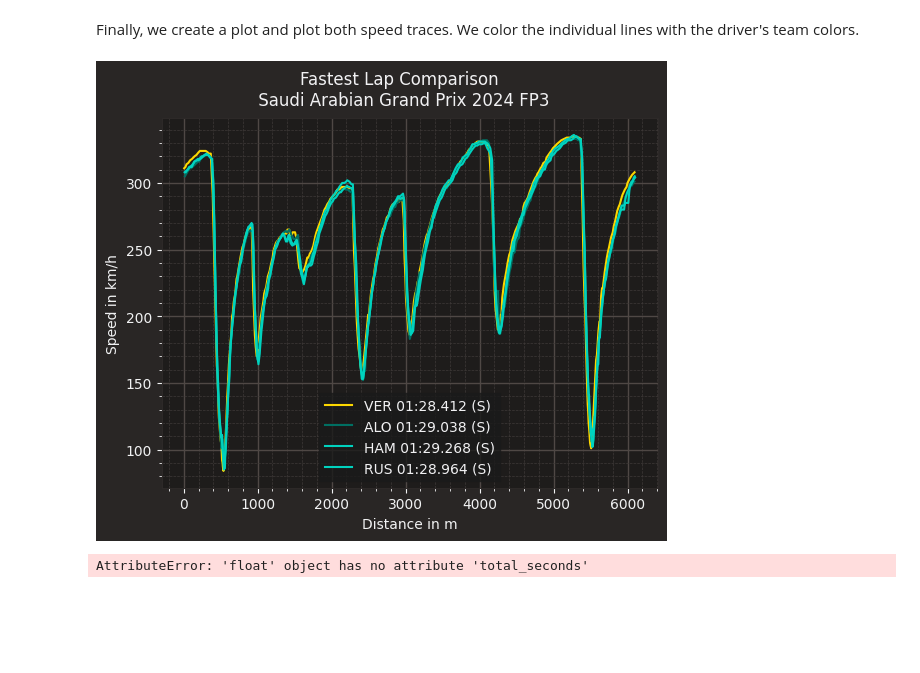
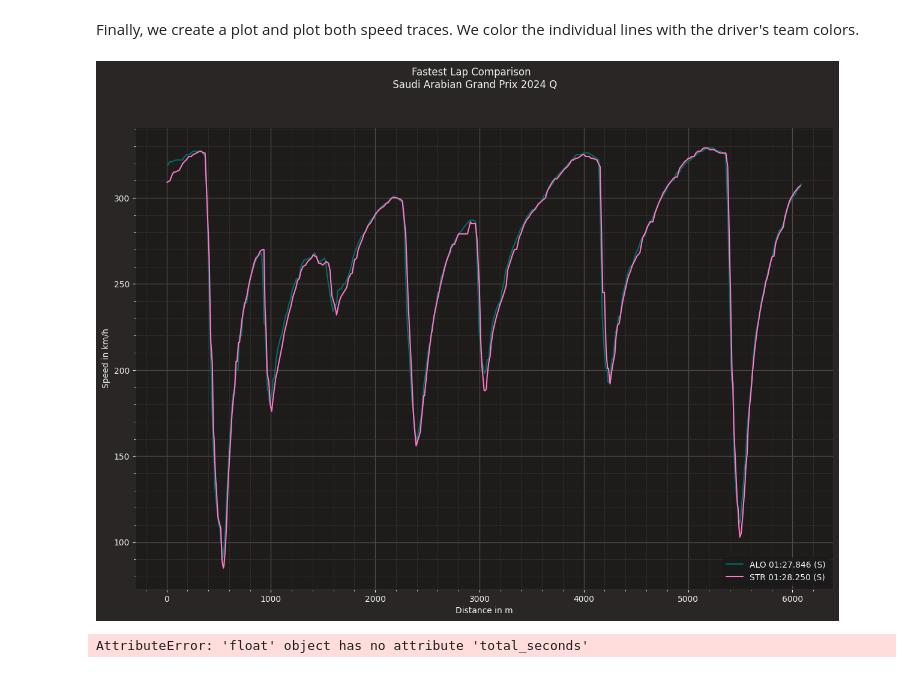
Before and after one commit to enrimr/f1-analysis-jupyter, a Jupyter notebook: plot_speed_traces.ipynb, the cells around one changed output. Cells and saved outputs as stored; diff of their text form; code cells hidden in the pictures; blank space fills up the shorter version.

```diff
--- a/plot_speed_traces.ipynb
+++ b/plot_speed_traces.ipynb
@@ -24,7 +24,7 @@ import seaborn as sns
 fastf1.plotting.setup_mpl(misc_mpl_mods=False)
 
 # load a session and its telemetry data
-grand_prix_session = 'FP3'
+grand_prix_session = 'Q'
 grand_prix_year = 2024
 session = fastf1.get_session(grand_prix_year, 2, grand_prix_session)
 grand_prix_name = session.event['EventName']
@@ -51,7 +54,10 @@ First, we select the two laps that we want to compare
 ver_lap = session.laps.pick_driver('VER').pick_fastest()
 per_lap = session.laps.pick_driver('PER').pick_fastest()
 #sai_lap = session.laps.pick_driver('SAI').pick_fastest()
+lec_lap = session.laps.pick_driver('LEC').pick_fastest()
+#bea_lap = session.laps.pick_driver('BEA').pick_fastest()
 alo_lap = session.laps.pick_driver('ALO').pick_fastest()
+str_lap = session.laps.pick_driver('STR').pick_fastest()
 ham_lap = session.laps.pick_driver('HAM').pick_fastest()
 rus_lap = session.laps.pick_driver('RUS').pick_fastest()
 # %% [markdown]
@@ -61,7 +67,10 @@ to the telemetry dataframe as this makes it easier to compare the laps.
 ver_tel = ver_lap.get_car_data().add_distance()
 per_tel = per_lap.get_car_data().add_distance()
 #sai_tel = sai_lap.get_car_data().add_distance()
+lec_tel = lec_lap.get_car_data().add_distance()
+#bea_tel = bea_lap.get_car_data().add_distance()
 alo_tel = alo_lap.get_car_data().add_distance()
+str_tel = str_lap.get_car_data().add_distance()
 ham_tel = ham_lap.get_car_data().add_distance()
 rus_tel = rus_lap.get_car_data().add_distance()
 # %%
@@ -83,28 +92,31 @@ We color the individual lines with the driver's team colors.
 # %%
 rbr_color = fastf1.plotting.team_color('RBR')
 mer_color = fastf1.plotting.team_color('MER')
 ast_color = fastf1.plotting.team_color('AST')
 fer_color = fastf1.plotting.team_color('FER')
 mcl_color = fastf1.plotting.team_color('MCL')
 
-fig, ax = plt.subplots()
-ax.plot(ver_tel['Distance'], ver_tel['Speed'], color=rbr_color, label=f"VER {format_lap_time(ver_lap['LapTime'])} ({ver_lap['Compound'][0]})")
-#ax.plot(per_tel['Distance'], per_tel['Speed'], color=rbr_color, label='PER')
+fig, ax = plt.subplots(figsize=(15, 10))
+#ax.plot(ver_tel['Distance'], ver_tel['Speed'], label=f"VER {format_lap_time(ver_lap['LapTime'])} ({ver_lap['Compound'][0]})")
+#ax.plot(per_tel['Distance'], per_tel['Speed'], label=f"PER {format_lap_time(per_lap['LapTime'])} ({per_lap['Compound'][0]})")
+#ax.plot(ver_tel['Distance'], lec_tel['Speed'], label=f"LEC {format_lap_time(lec_lap['LapTime'])} ({lec_lap['Compound'][0]})")
+#ax.plot(per_tel['Distance'], bea_tel['Speed'], label=f"BEA {format_lap_time(bea_lap['LapTime'])} ({bea_lap['Compound'][0]})")
 #ax.plot(sai_tel['Distance'], sai_tel['Speed'], color=fer_color, label=f"SAI {format_lap_time(sai_lap['LapTime'])} ({sai_lap['Compound'][0]})")
 ax.plot(alo_tel['Distance'], alo_tel['Speed'], color=ast_color, label=f"ALO {format_lap_time(alo_lap['LapTime'])} ({alo_lap['Compound'][0]})")
-ax.plot(ham_tel['Distance'], ham_tel['Speed'], color=mer_color, label=f"HAM {format_lap_time(ham_lap['LapTime'])} ({ham_lap['Compound'][0]})")
-ax.plot(rus_tel['Distance'], rus_tel['Speed'], color=mer_color, label=f"RUS {format_lap_time(rus_lap['LapTime'])} ({rus_lap['Compound'][0]})")
+ax.plot(str_tel['Distance'], str_tel['Speed'], label=f"STR {format_lap_time(str_lap['LapTime'])} ({str_lap['Compound'][0]})")
+#ax.plot(ham_tel['Distance'], ham_tel['Speed'], color=mer_color, label=f"HAM {format_lap_time(ham_lap['LapTime'])} ({ham_lap['Compound'][0]})")
+#ax.plot(rus_tel['Distance'], rus_tel['Speed'], color=mer_color, label=f"RUS {format_lap_time(rus_lap['LapTime'])} ({rus_lap['Compound'][0]})")
 
 ax.set_xlabel('Distance in m')
 ax.set_ylabel('Speed in km/h')
 
 ax.legend()
 plt.suptitle(f"Fastest Lap Comparison \n "
              f"{grand_prix_name} {session.event.year} {grand_prix_session}")
 
 plt.show()
 # %% [output]
-[figure, old version]
+[figure, new version]
 # %%
 # Obtén una lista única de corredores desde la sesión
 corredores = session.laps['Driver'].unique()
```
Also changed, not shown: parts of 7 cells of this notebook, 2 other files.
